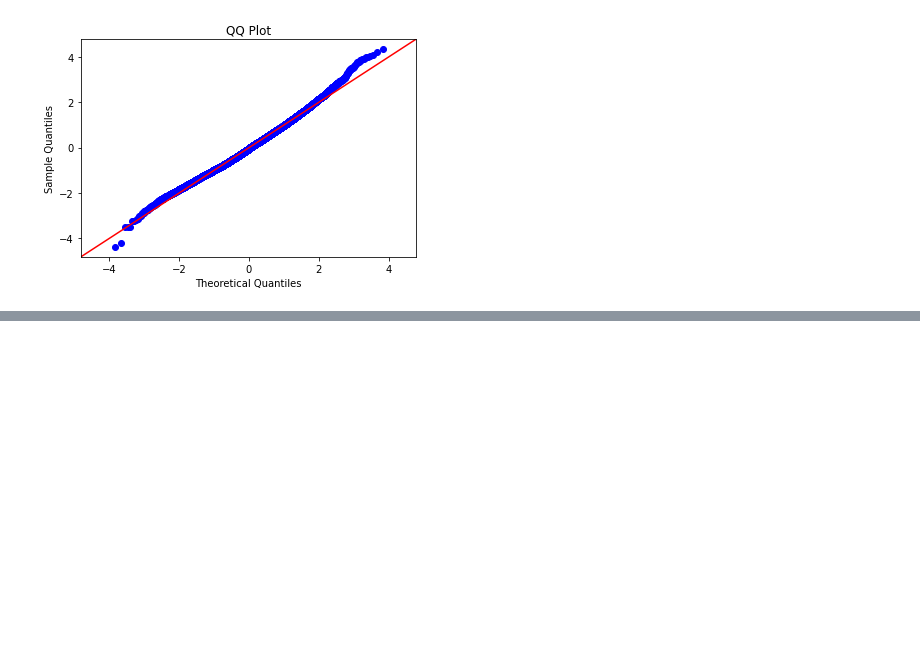
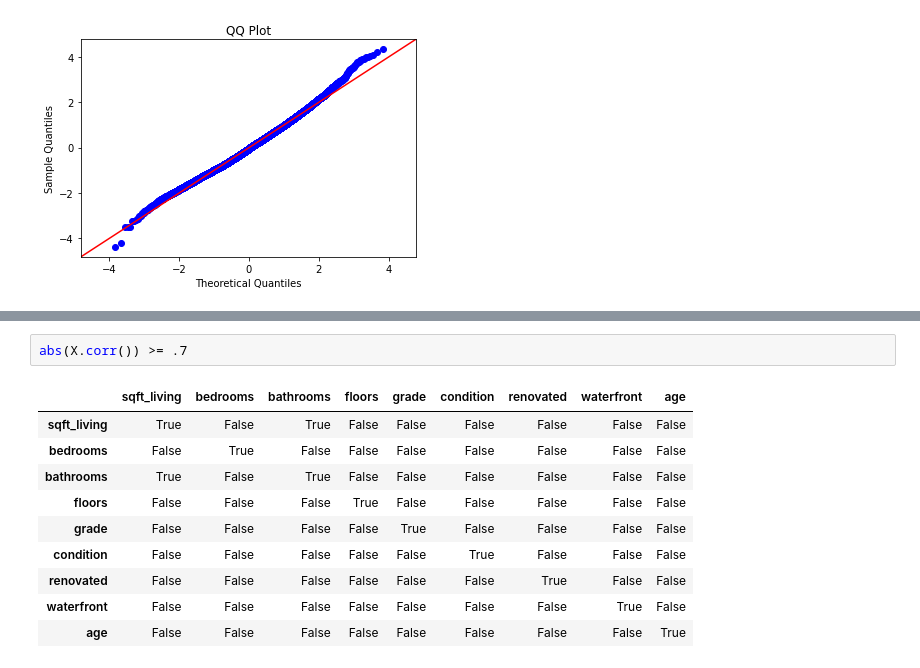
Before and after one commit to justinweible/Housing_Data_Analysis, a Jupyter notebook: new_model.ipynb, the cells around one changed output, grey strips where cells are left out. Drawn from its saved outputs; the diff is of its cells as text; blank space fills up the shorter version.

```diff
--- a/new_model.ipynb
+++ b/new_model.ipynb
@@ -251,0 +282,13 @@ plt.show()
+# %%
+abs(X.corr()) >= .7
+# %% [output]
+|  | sqft_living | bedrooms | bathrooms | floors | grade | condition | renovated | waterfront | age |
+| sqft_living | True | False | True | False | False | False | False | False | False |
+| bedrooms | False | True | False | False | False | False | False | False | False |
+| bathrooms | True | False | True | False | False | False | False | False | False |
+| floors | False | False | False | True | False | False | False | False | False |
+| grade | False | False | False | False | True | False | False | False | False |
+| condition | False | False | False | False | False | True | False | False | False |
+| renovated | False | False | False | False | False | False | True | False | False |
+| waterfront | False | False | False | False | False | False | False | True | False |
+| age | False | False | False | False | False | False | False | False | True |
```
Also changed, not shown: parts of 19 cells of this notebook.
